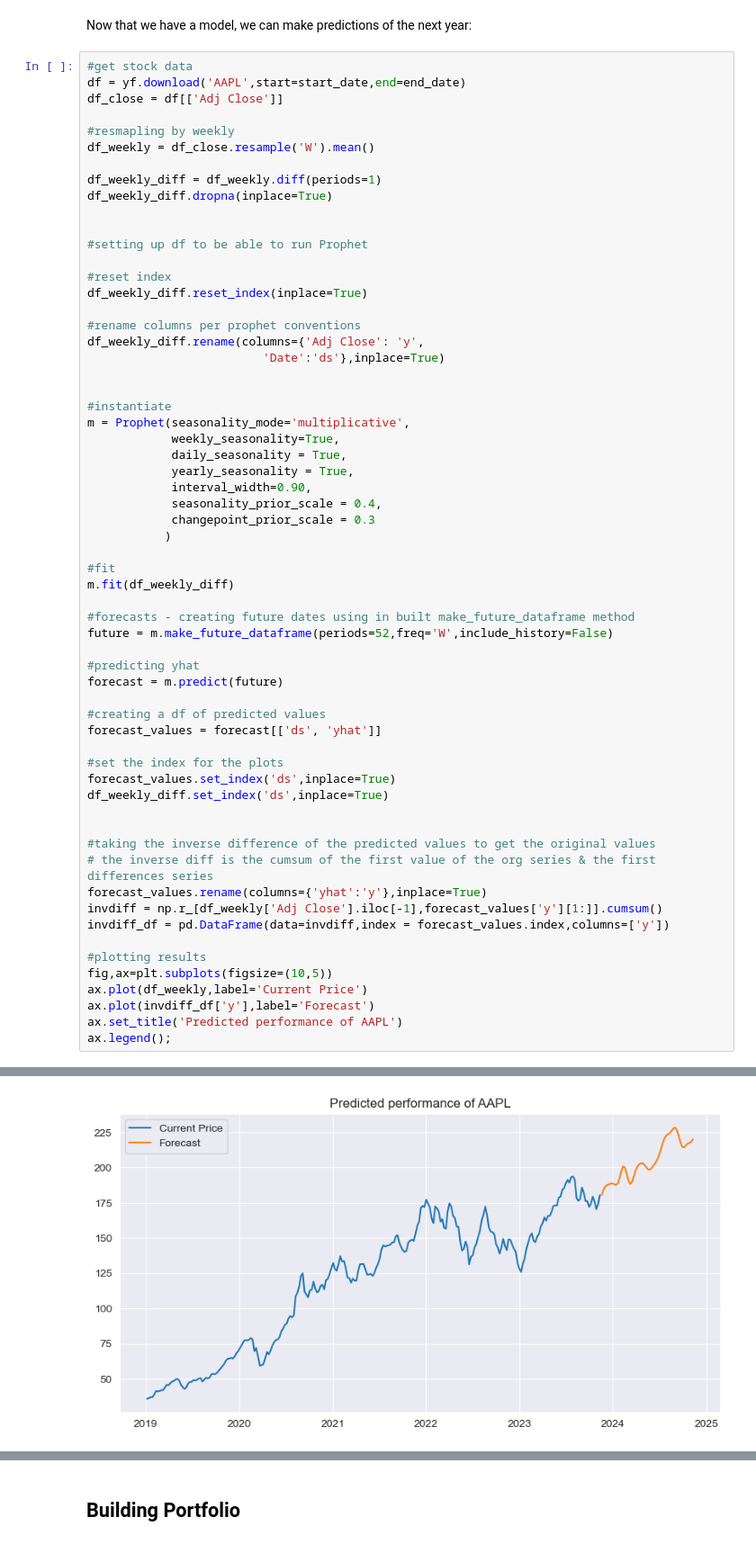
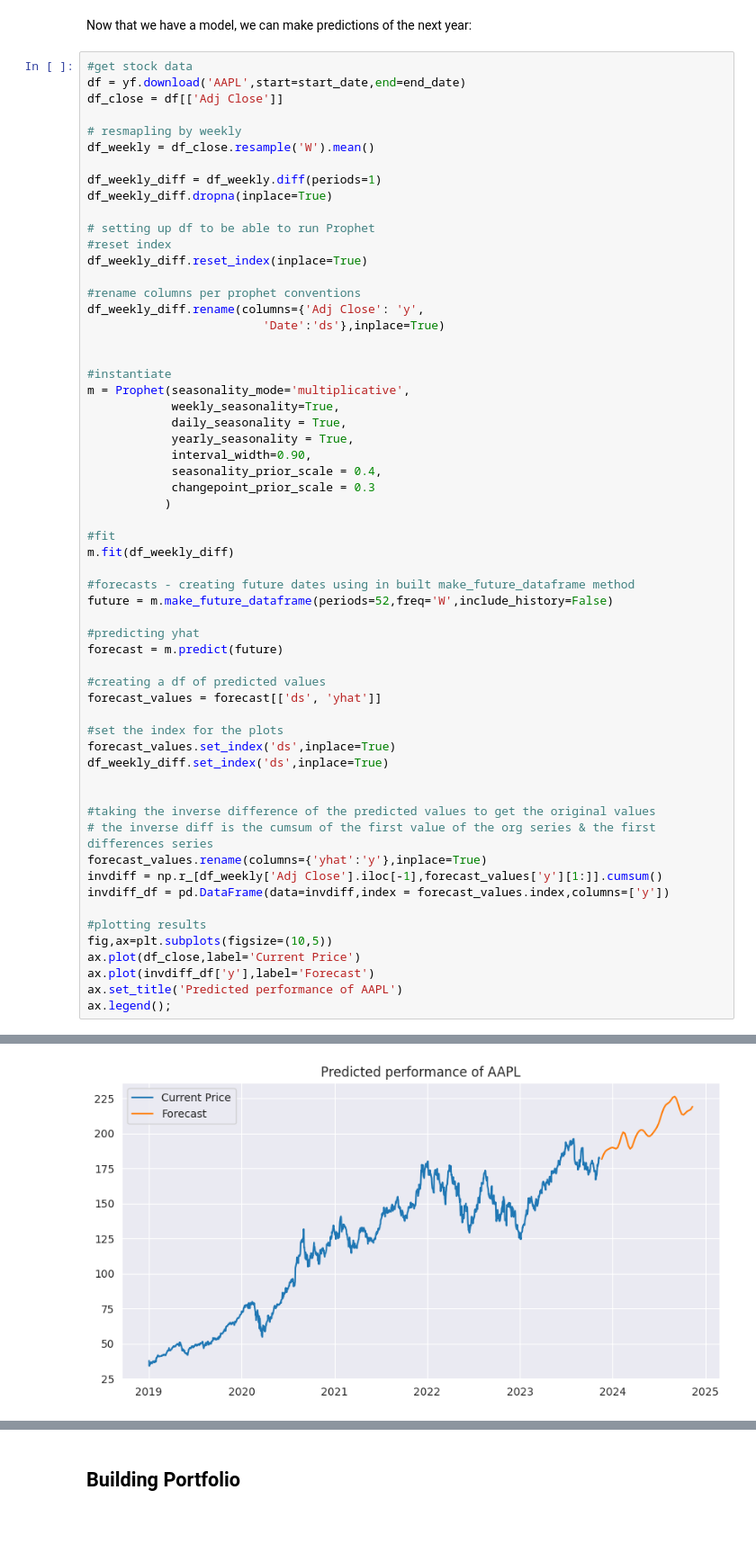
Before and after one commit to rahulakrish/portfolio_builder, a Jupyter notebook: code/new.ipynb, the cells around one changed output, grey strips where cells are left out. Shown at 90% size. Cells and saved outputs as stored; diff of their text form.

```diff
--- a/code/new.ipynb
+++ b/code/new.ipynb
@@ -1160,15 +1219,13 @@ Now that we have a model, we can make predictions of the next year:
 df = yf.download('AAPL',start=start_date,end=end_date)
 df_close = df[['Adj Close']]
 
-#resmapling by weekly
+# resmapling by weekly
 df_weekly = df_close.resample('W').mean()
 
 df_weekly_diff = df_weekly.diff(periods=1)
 df_weekly_diff.dropna(inplace=True)
 
-
-#setting up df to be able to run Prophet
-
+# setting up df to be able to run Prophet
 #reset index
 df_weekly_diff.reset_index(inplace=True)
 
@@ -1212,7 +1269,7 @@ invdiff_df = pd.DataFrame(data=invdiff,index = forecast_values.index,columns=['y
 
 #plotting results
 fig,ax=plt.subplots(figsize=(10,5))
-ax.plot(df_weekly,label='Current Price')
+ax.plot(df_close,label='Current Price')
 ax.plot(invdiff_df['y'],label='Forecast')
 ax.set_title('Predicted performance of AAPL')
 ax.legend();
@@ -1221 +1287 @@ ax.legend();
-[figure, old version]
+[figure, new version]
```
Also changed, not shown: parts of 43 cells of this notebook.
